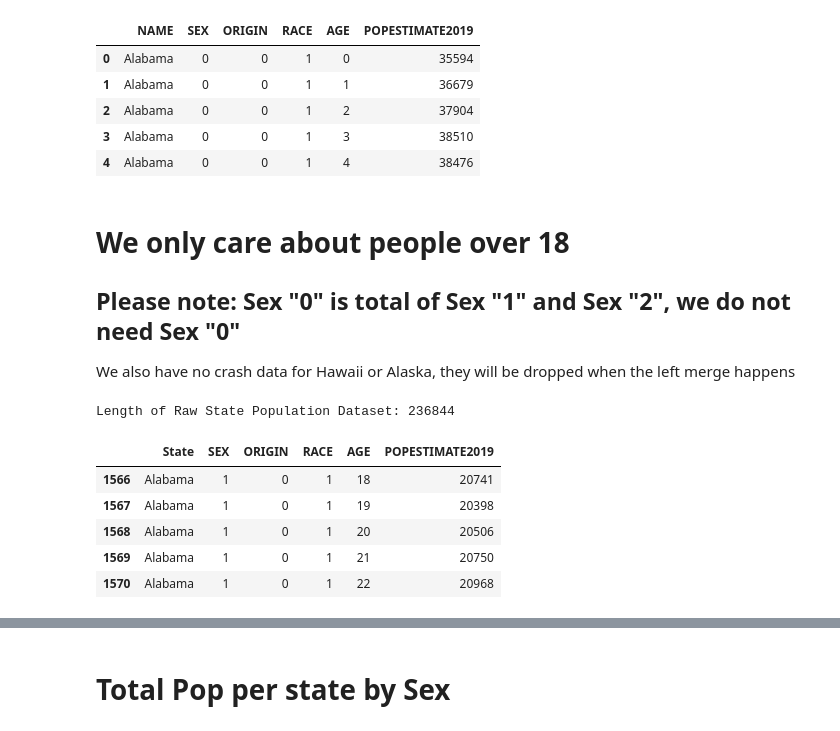
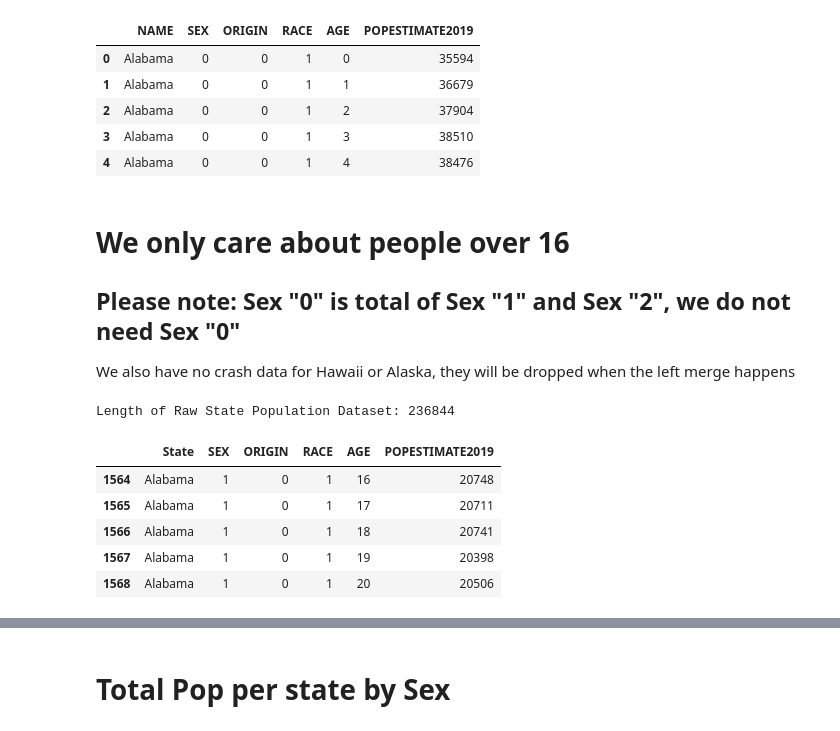
Before and after one commit to smyoung88/DA_G2_Final_Project, a Jupyter notebook: Vellios/StateGrouped_Dataset_Accidents-Cars-Pop-Land-Blue-Weed.ipynb, the cells around one changed output, grey strips where cells are left out. Cells and saved outputs as stored; diff of their text form; code cells hidden in the pictures.

```diff
--- a/Vellios/StateGrouped_Dataset_Accidents-Cars-Pop-Land-Blue-Weed.ipynb
+++ b/Vellios/StateGrouped_Dataset_Accidents-Cars-Pop-Land-Blue-Weed.ipynb
@@ -65,6 +73,5 @@ len(new_states.items())
 # %%
 import pandas as pd
-pd.set_option('display.float_format', lambda x: '%.3f' % x)
 from IPython.core.display import display, HTML
 display(HTML("<style>.container { width:90% !important; }</style>"))
 # %% [markdown]
@@ -283,7 +265,7 @@ pop_data.head()
 | 3 | Alabama | 0 | 0 | 1 | 3 | 38510 |
 | 4 | Alabama | 0 | 0 | 1 | 4 | 38476 |
 # %% [markdown]
-# We only care about people over 18
+# We only care about people over 16
 
 ## Please note: Sex "0" is total of Sex "1" and Sex "2", we do not need Sex "0"
 
@@ -293,15 +275,15 @@ print(f"Length of Raw State Population Dataset: {len(pop_data.index)}")
 # %% [output]
 Length of Raw State Population Dataset: 236844
 # %%
-pop_data = pop_data[(pop_data['AGE'] > 17) & (pop_data['SEX'] > 0)].rename(columns = {'NAME':'State'})
+pop_data = pop_data[(pop_data['AGE'] > 15) & (pop_data['SEX'] > 0)].rename(columns = {'NAME':'State'})
 pop_data.head()
 # %% [output]
 |  | State | SEX | ORIGIN | RACE | AGE | POPESTIMATE2019 |
+| 1564 | Alabama | 1 | 0 | 1 | 16 | 20748 |
+| 1565 | Alabama | 1 | 0 | 1 | 17 | 20711 |
 | 1566 | Alabama | 1 | 0 | 1 | 18 | 20741 |
 | 1567 | Alabama | 1 | 0 | 1 | 19 | 20398 |
 | 1568 | Alabama | 1 | 0 | 1 | 20 | 20506 |
-| 1569 | Alabama | 1 | 0 | 1 | 21 | 20750 |
-| 1570 | Alabama | 1 | 0 | 1 | 22 | 20968 |
 # %%
 print(f"Length of Filtered State Population Dataset: {len(pop_data.index)}")
 # %% [output]
```
Also changed, not shown: parts of 39 cells of this notebook, 6 other files.
